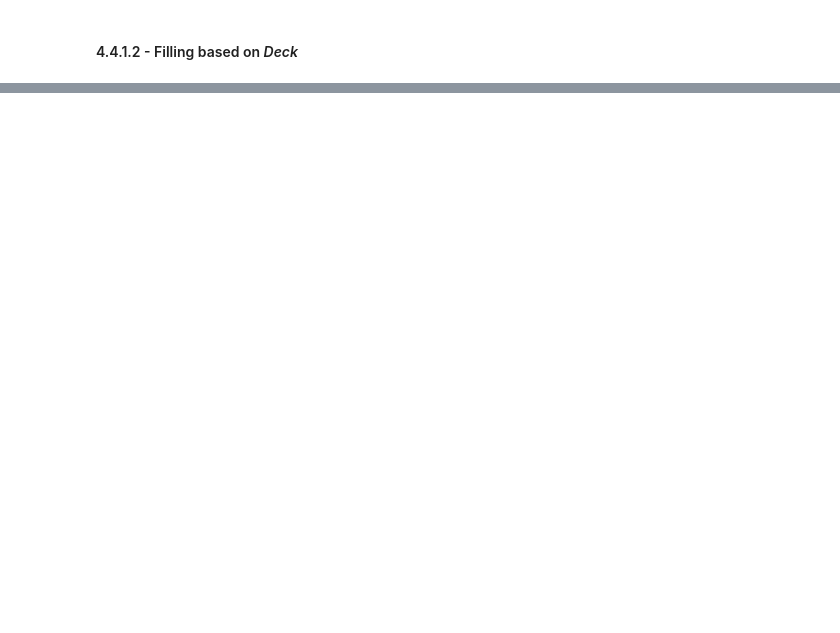
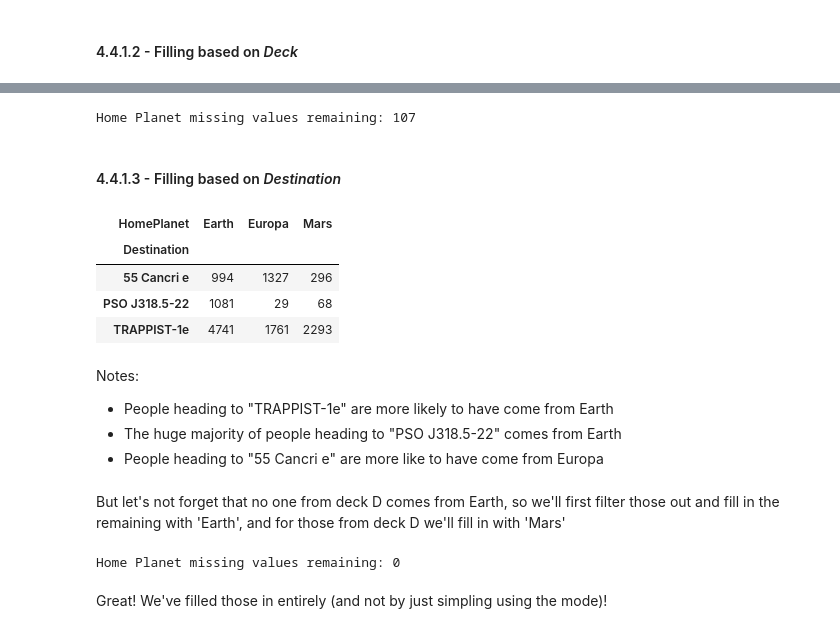
Before and after one commit to pedroheck/training-exercises-for-machine-learning, a Jupyter notebook: Beginner/Spaceship Titanic/main.ipynb, the cells around one changed output, grey strips where cells are left out. Cells and saved outputs as stored; diff of their text form; code cells hidden in the pictures; blank space fills up the shorter version.

```diff
--- a/Beginner/Spaceship Titanic/main.ipynb
+++ b/Beginner/Spaceship Titanic/main.ipynb
@@ -454,0 +480,23 @@ HomePlanet missing values now: 157
+# %%
+print(f"Home Planet missing values remaining: {df['HomePlanet'].isna().sum()}")
+# %% [output]
+Home Planet missing values remaining: 107
+# %% [markdown]
+#### 4.4.1.3 - Filling based on *Destination*
+# %%
+destination_homeplanet_gp = df.groupby(['Destination', 'HomePlanet'])['HomePlanet'].size().unstack().fillna(0)
+destination_homeplanet_gp.head(10)
+# %% [output]
+| HomePlanet | Earth | Europa | Mars |
+| Destination |  |  |  |
+| 55 Cancri e | 994 | 1327 | 296 |
+| PSO J318.5-22 | 1081 | 29 | 68 |
+| TRAPPIST-1e | 4741 | 1761 | 2293 |
+# %% [markdown]
+Notes:
+
+- People heading to "TRAPPIST-1e" are more likely to have come from Earth
+- The huge majority of people heading to "PSO J318.5-22" comes from Earth
+- People heading to "55 Cancri e" are more like to have come from Europa
+# %% [markdown]
+But let's not forget that no one from deck D comes from Earth, so we'll first filter those out and fill in the remaining with 'Earth', and for those from deck D we'll fill in with 'Mars'
@@ -454,0 +507,6 @@ HomePlanet missing values now: 157
+# %%
+print(f"Home Planet missing values remaining: {df['HomePlanet'].isna().sum()}")
+# %% [output]
+Home Planet missing values remaining: 0
+# %% [markdown]
+Great! We've filled those in entirely (and not by just simpling using the mode)!
```
Also changed, not shown: parts of 35 cells of this notebook.
